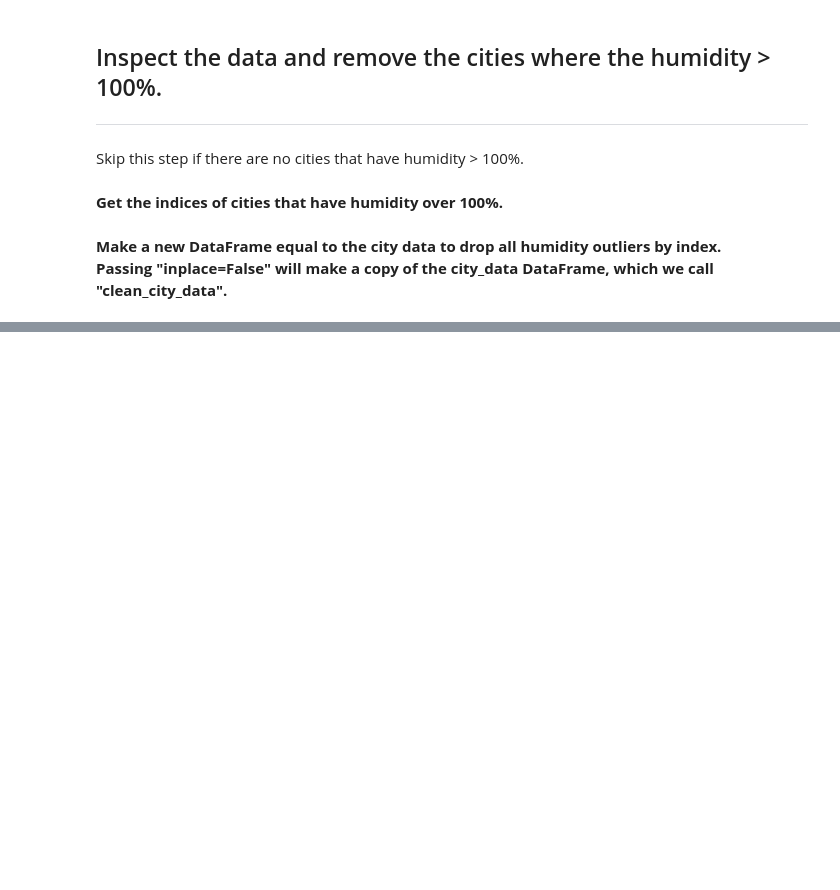
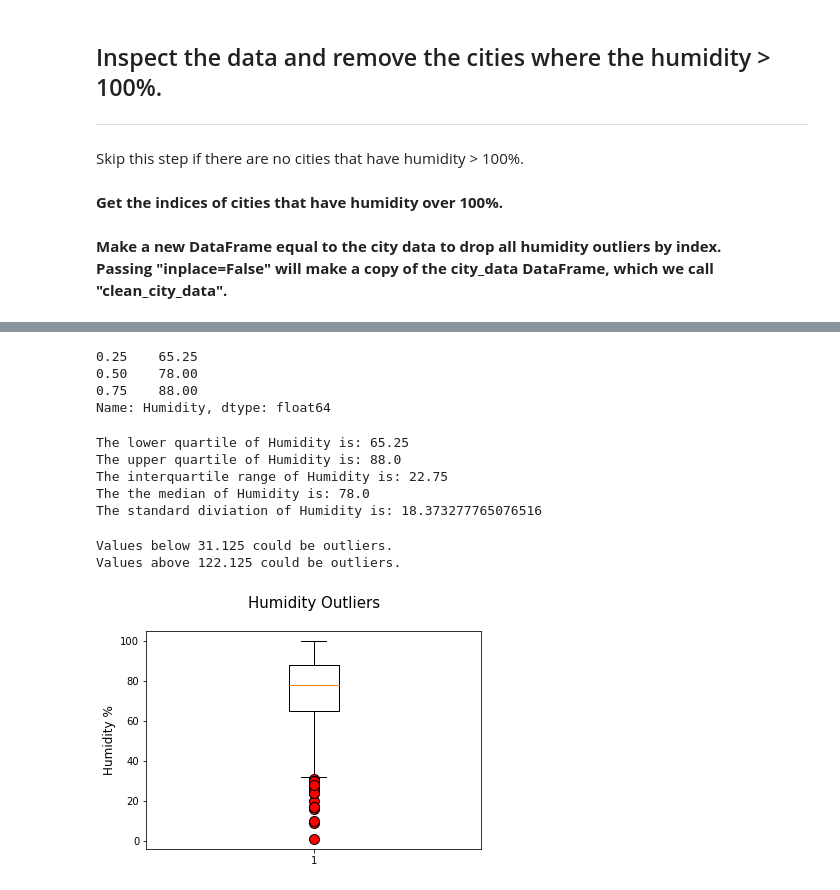
Before and after one commit to GrimmettDS/python-api-challenge, a Jupyter notebook: WeatherPy/WeatherTestData.ipynb, the cells around one changed output, grey strips where cells are left out. Cells and saved outputs as stored; diff of their text form; code cells hidden in the pictures; blank space fills up the shorter version.

Commit message:
Add files via upload
Charting Dangerous Waters

```diff
--- a/WeatherPy/WeatherTestData.ipynb
+++ b/WeatherPy/WeatherTestData.ipynb
@@ -199,3 +199,6 @@ Skip this step if there are no cities that have humidity > 100%.
 # %% [markdown]
 <b>Make a new DataFrame equal to the city data to drop all humidity outliers by index.<br>
 Passing "inplace=False" will make a copy of the city_data DataFrame, which we call "clean_city_data".</b>
+# %%
+weather_city['Date'] = pd.to_datetime(weather_city['Date'], format='%Y-%m-%d')
+weather_city
@@ -201,0 +219,46 @@ Passing "inplace=False" will make a copy of the city_data DataFrame, which we ca
+# %%
+quartiles = weather_city['Humidity'].quantile([.25,.5,.75])
+quartiles
+# %% [output]
+0.25    65.25
+0.50    78.00
+0.75    88.00
+Name: Humidity, dtype: float64
+# %%
+lowerq = quartiles[0.25]
+upperq = quartiles[0.75]
+iqr = upperq-lowerq
+hum_std = weather_city['Humidity'].std()
+
+print(f"The lower quartile of Humidity is: {lowerq}")
+print(f"The upper quartile of Humidity is: {upperq}")
+print(f"The interquartile range of Humidity is: {iqr}")
+print(f"The the median of Humidity is: {quartiles[0.5]}")
+print(f'The standard diviation of Humidity is: {hum_std}')
+# %% [output]
+The lower quartile of Humidity is: 65.25
+The upper quartile of Humidity is: 88.0
+The interquartile range of Humidity is: 22.75
+The the median of Humidity is: 78.0
+The standard diviation of Humidity is: 18.373277765076516
+# %%
+lower_bound = lowerq - (1.5*iqr)
+upper_bound = upperq + (1.5*iqr)
+print(f"Values below {lower_bound} could be outliers.")
+print(f"Values above {upper_bound} could be outliers.")
+# %% [output]
+Values below 31.125 could be outliers.
+Values above 122.125 could be outliers.
+# %%
+weather_hum = weather_city['Humidity']
+# %%
+fig1, ax1 = plt.subplots()
+ax1.set_title('Humidity Outliers\n', fontsize = 15)
+#labels = (['Humidity'])
+ax1.set_ylabel('Humidity %', fontsize = 12)
+flierprops = dict(markerfacecolor='r', markersize=10)
+ax1.boxplot(weather_hum, flierprops=flierprops)
+
+plt.show()
+# %% [output]
+[figure, added]
```
Also changed, not shown: parts of 15 cells of this notebook.
